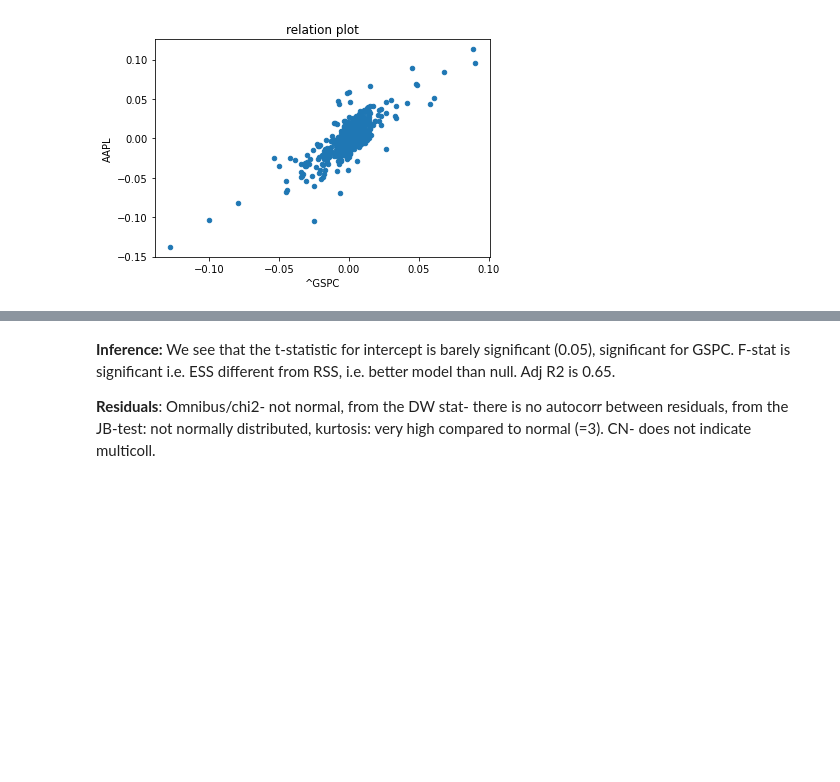
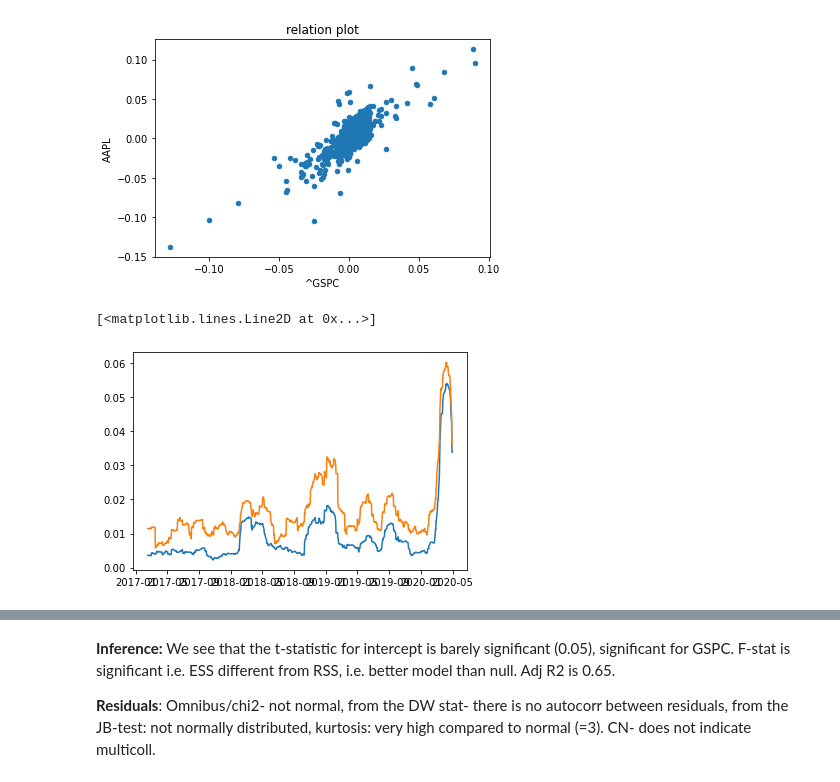
Before and after one commit to pranofgit/Finance-101, a Jupyter notebook: 1 capm.ipynb, the cells around one changed output, grey strips where cells are left out. Cells and saved outputs as stored; diff of their text form; code cells hidden in the pictures; blank space fills up the shorter version.

```diff
--- a/1 capm.ipynb
+++ b/1 capm.ipynb
@@ -212,6 +212,13 @@ plt.show()
 [figure]
 [figure]
 [figure]
+# %%
+# variance
+plt.plot(ex_ret['^GSPC'].rolling(30).std().dropna())
+plt.plot(ex_ret['AAPL'].rolling(30).std().dropna())
+# %% [output]
+[<matplotlib.lines.Line2D at 0x...>]
+[figure, added]
 # %%
 # fit lm
 from sklearn.linear_model import LinearRegression as LR
```
Also changed, not shown: parts of 6 cells of this notebook.
